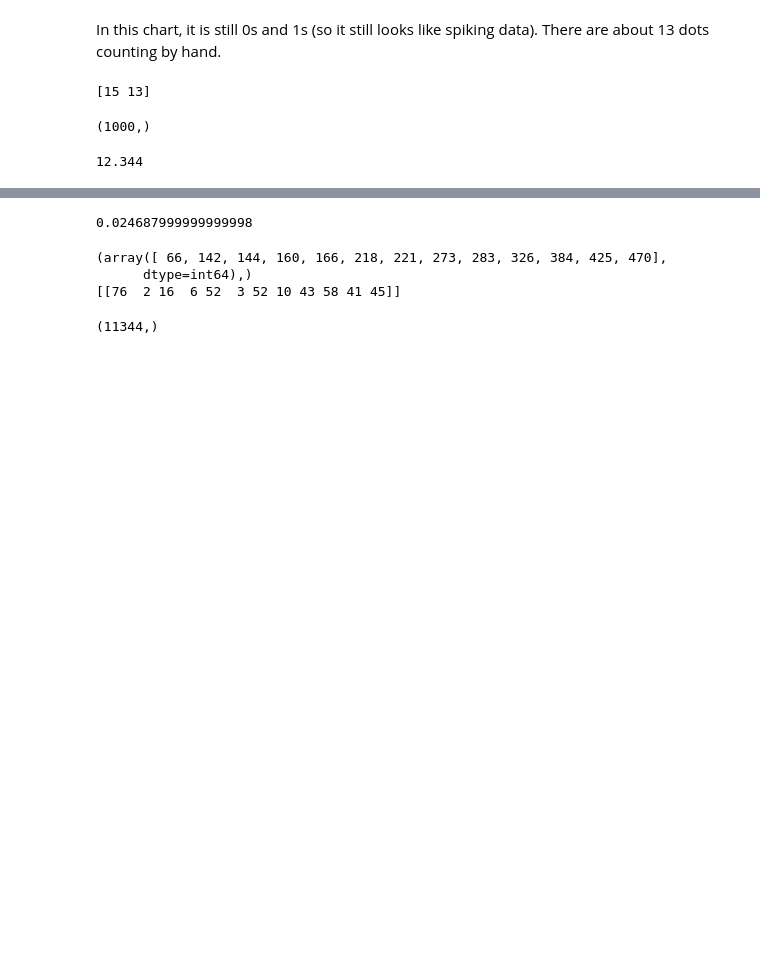
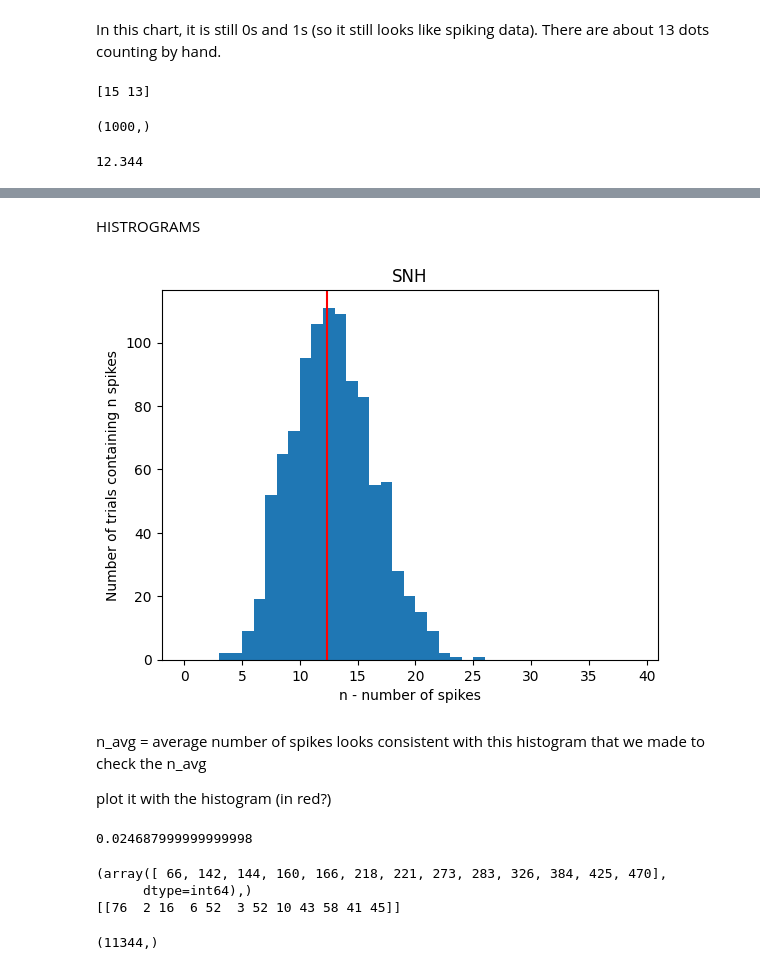
Before and after one commit to witchofizalith/MA665_HW, a Jupyter notebook: topic4/topic4.ipynb, the cells around one changed output, grey strips where cells are left out. Drawn from its saved outputs; the diff is of its cells as text; code cells hidden in the pictures; blank space fills up the shorter version.

```diff
--- a/topic4/topic4.ipynb
+++ b/topic4/topic4.ipynb
@@ -73,3 +75,17 @@ um i actually deleted everything so check notes
+# %% [markdown]
+HISTROGRAMS
+# %%
+plt.hist(n_spikes_per_trial, np.arange(40))
+plt.xlabel('n - number of spikes')
+plt.ylabel('Number of trials containing n spikes')
+plt.title('SNH');
+plt.axvline(n_avg, color='r');
+# %% [output]
+[figure, added]
+# %% [markdown]
+n_avg = average number of spikes looks consistent with this histogram that we made to check the n_avg
+
+plot it with the histogram (in red?)
 # %%
 #Compute the average firing rate for these data
 #the avearging firing rate is equal to the average number of spikes per trial divided by duration of trials
```
Also changed, not shown: parts of 3 cells of this notebook, 1 other file.
